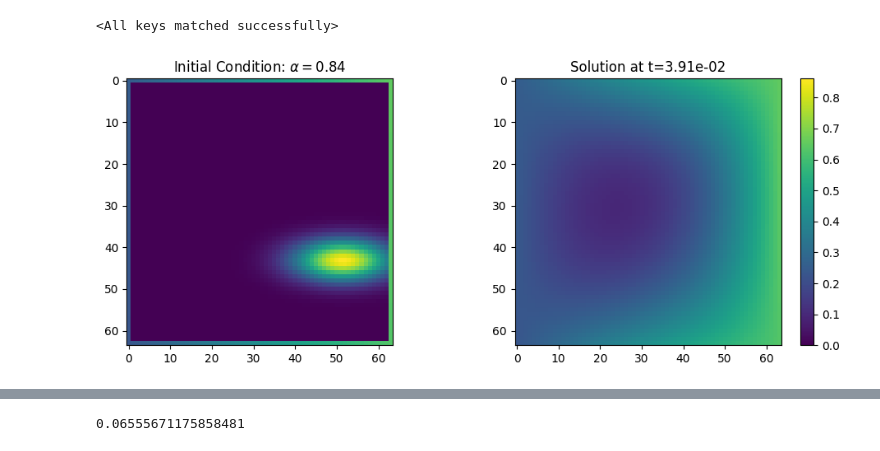
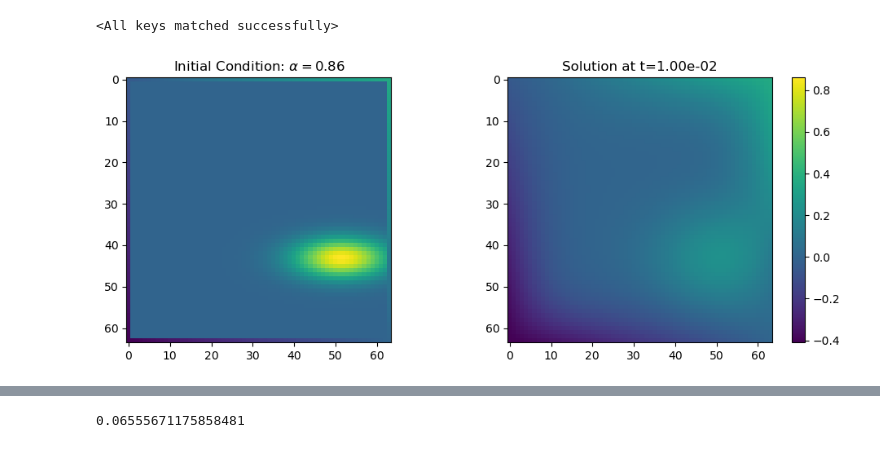
Before and after one commit to cmt-dtu-energy/dynamical-pde-diffusion, a Jupyter notebook: notebooks/01_heat_model.ipynb, the cells around one changed output, grey strips where cells are left out. Saved outputs shown, nothing was run; the diff lists cells and outputs as text; code cells hidden in the pictures.

```diff
--- a/notebooks/01_heat_model.ipynb
+++ b/notebooks/01_heat_model.ipynb
@@ -13,8 +13,7 @@ from pathlib import Path
 from skopt import gp_minimize
 # %%
 root_path = dpde.utils.get_repo_root()
-#cfg_rel_path = "logs/hydra/2025-11-04_15-58-37/.hydra/config.yaml" # log timing
-cfg_rel_path = "logs/hydra/2025-11-04_16-13-11/.hydra/config.yaml" # linear timing
+cfg_rel_path = "logs/hydra/2025-11-04_15-58-37_heat-final-log/.hydra/config.yaml" # log timing
 config_path = root_path / cfg_rel_path
 cfg = OmegaConf.load(config_path)
 
@@ -22,5 +21,6 @@ res = dpde.utils.ResultsObject(cfg_path=config_path)
 
 model_path = res.model_path
 data_path = res.data_path
-model_path.exists(), data_path.exists()
+test_path = Path("/home/s204790/dynamical-pde-diffusion/data/heat_lineart_validate.hdf5")
+model_path.exists(), data_path.exists(), test_path.exists()
 # %% [output]
@@ -44,5 +44,5 @@ Model path: /home/s204790/dynamical-pde-diffusion/pretrained_models/wandb_test/h
 # %%
-LOAD_TRAIN_DATA = True
+LOAD_TRAIN_DATA = False
 
 if LOAD_TRAIN_DATA:
     with h5py.File(data_path, "r") as f:
@@ -84,3 +63,10 @@ U file size:  5078.125  MB
+# %%
+with h5py.File(test_path, "r") as f:
+    attrs = dict(f.attrs)
+    data_A = f["A"][:]  # (N, 1, S, S)
+    data_U = f["U"][:]  # (N, 1, S, S, steps+1)
+    data_labels = f["labels"][:]  # (N,)
+    t_steps = f["t_steps"][:]  # (steps+1,)
 # %%
 device = torch.device("cuda" if torch.cuda.is_available() else "cpu")
 
@@ -92,24 +78,24 @@ edm.load_state_dict(torch.load(model_path, weights_only=True))
 <All keys matched successfully>
 # %%
 idx = 0     # which sample to visualize
-t_idx = 5   # which time step to visualize
+t_idx = 2   # which time step to visualize
 
 T = t_steps[t_idx].item()
 alpha = data_labels[idx, 0].item()
 A = data_A[idx, 0]  # (S, S)
 U = data_U[idx, 0, :, :, t_idx]  # (S, S)
 
 vmin, vmax = min(A.min(), U.min()), max(A.max(), U.max())
 fig, axs = plt.subplots(1, 2, figsize=(10, 4))
 im0 = axs[0].imshow(A, cmap="viridis", vmin=vmin, vmax=vmax)
 axs[0].set_title(f"Initial Condition: $\\alpha={alpha:.2f}$")
 im1 = axs[1].imshow(U, cmap="viridis", vmin=vmin, vmax=vmax)
 axs[1].set_title(f"Solution at t={T:.2e}")
 fig.colorbar(im1, ax=axs[1])
 plt.tight_layout()
 plt.show()
 # %% [output]
-[figure, old version]
+[figure, new version]
 # %%
 sample_shape = cfg.dataset.sampling.sample_shape
 generator = torch.Generator().manual_seed(0)
```
Also changed, not shown: parts of 10 cells of this notebook, 10 other files.
